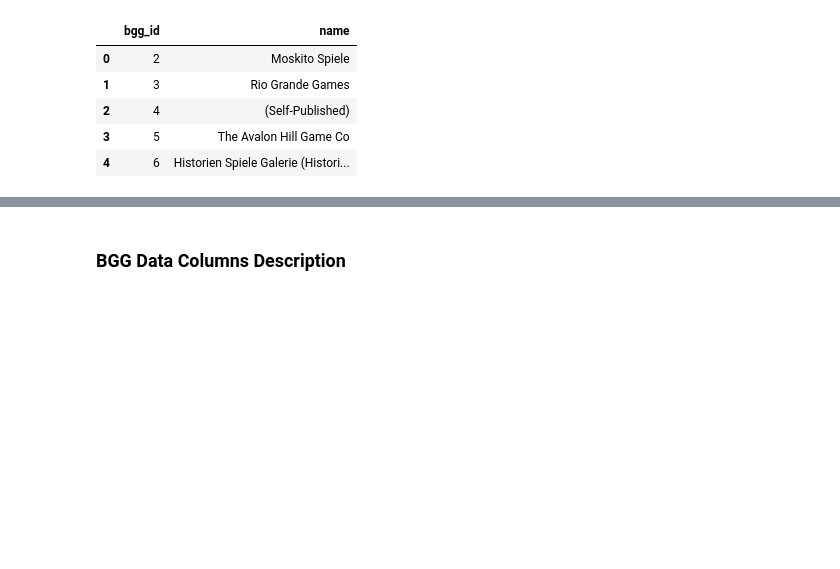
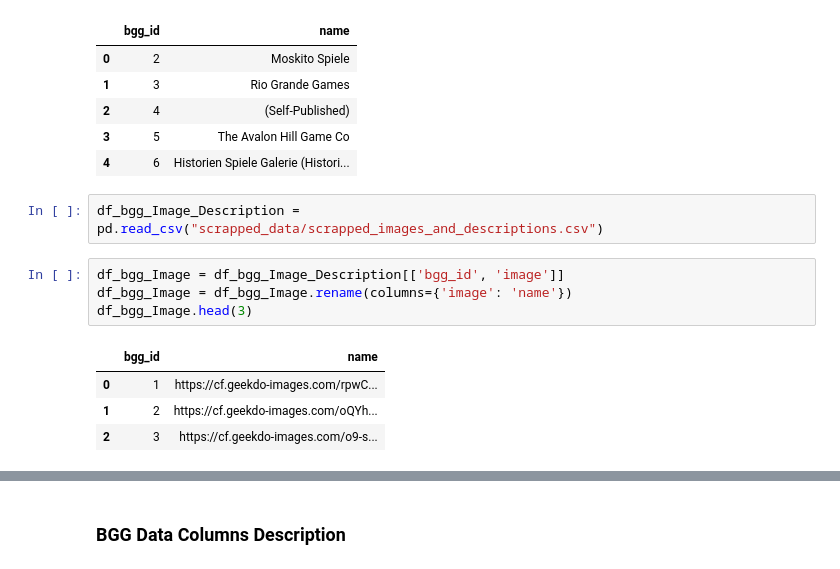
Before and after one commit to Paulaszka/book_recommender_system_new, a Jupyter notebook: notebook_1.ipynb, the cells around one changed output, grey strips where cells are left out. Drawn from its saved outputs; the diff is of its cells as text; blank space fills up the shorter version.

```diff
--- a/notebook_1.ipynb
+++ b/notebook_1.ipynb
@@ -114,3 +114,14 @@ df_bgg_Publisher.head(5)
 | 2 | 4 | (Self-Published) |
 | 3 | 5 | The Avalon Hill Game Co |
 | 4 | 6 | Historien Spiele Galerie (Histori... |
+# %%
+df_bgg_Image_Description = pd.read_csv("scrapped_data/scrapped_images_and_descriptions.csv")
+# %%
+df_bgg_Image = df_bgg_Image_Description[['bgg_id', 'image']]
+df_bgg_Image = df_bgg_Image.rename(columns={'image': 'name'})
+df_bgg_Image.head(3)
+# %% [output]
+|  | bgg_id | name |
+| 0 | 1 | https://cf.geekdo-images.com/rpwC... |
+| 1 | 2 | https://cf.geekdo-images.com/oQYh... |
+| 2 | 3 | https://cf.geekdo-images.com/o9-s... |
```
Also changed, not shown: parts of 15 cells of this notebook.
